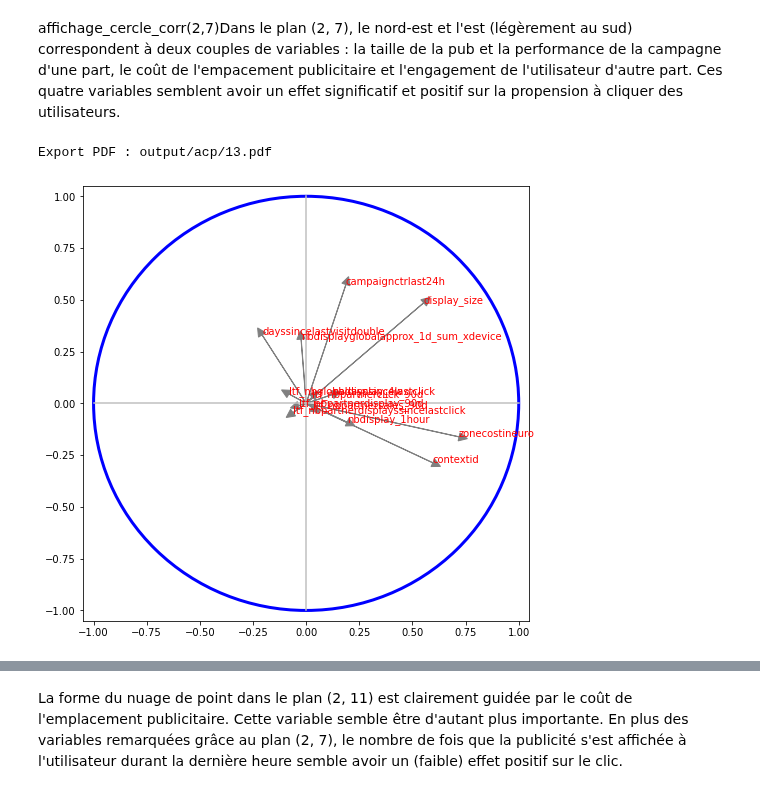
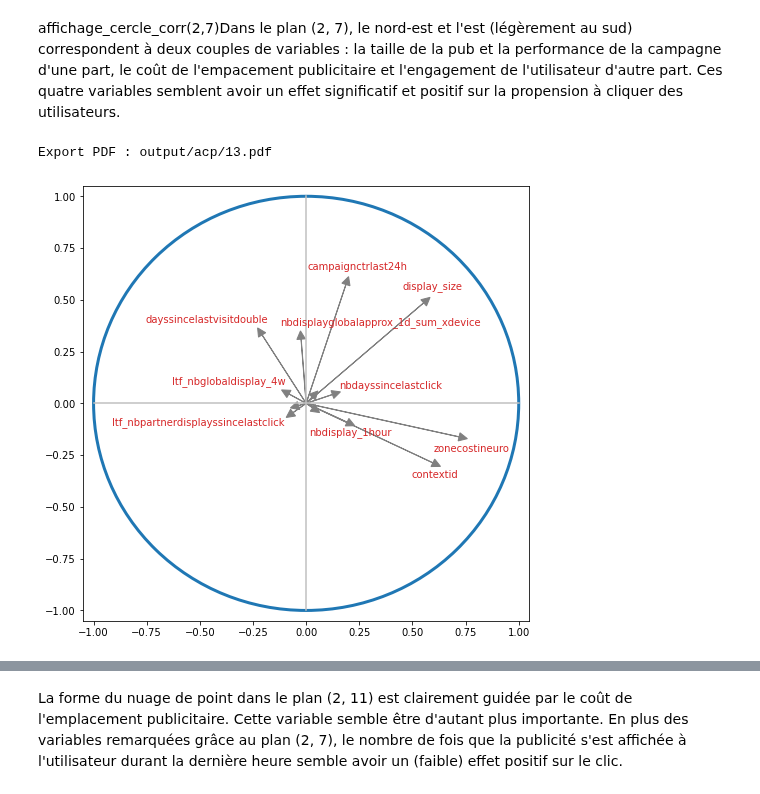
Before and after one commit to baptiste-pasquier/statapp, a Jupyter notebook: Exploration/3_acp.ipynb, the cells around one changed output, grey strips where cells are left out. Saved outputs shown, nothing was run; the diff lists cells and outputs as text; code cells hidden in the pictures.

```diff
--- a/Exploration/3_acp.ipynb
+++ b/Exploration/3_acp.ipynb
@@ -314,7 +314,42 @@ def affichage_cercle_corr(ax1, ax2, pdf=pdf):
 affichage_cercle_corr(2,7)Dans le plan (2, 7), le nord-est et l'est (légèrement au sud) correspondent à deux couples de variables : la taille de la pub et la performance de la campagne d'une part, le coût de l'empacement publicitaire et l'engagement de l'utilisateur d'autre part.
 Ces quatre variables semblent avoir un effet significatif et positif sur la propension à cliquer des utilisateurs.
 # %%
-affichage_cercle_corr(2,7)
+# affichage_cercle_corr(2,7)
-# %% [output]
-Export PDF : output/acp/13.pdf
-[figure, removed]
+# %%
+ax1 = 2
+ax2 = 7
+pdf=pdf
+fig, axes = plt.subplots(figsize=(8,8))
+axes.set_xlim(-1.05, 1.05)
+axes.set_ylim(-1.05, 1.05)
+
+blue = "#1f77b4"
+red ="#d62728"
+
+axes.plot([-1, 1], [0, 0],color='silver', linestyle='-', linewidth=1.5)
+axes.plot([0, 0], [-1, 1],color='silver', linestyle='-', linewidth=1.5)
+
+for j in range(p):
+    axes.arrow(0, 0, corvar[j,ax1-1], corvar[j,ax2-1], head_width=0.04, head_length=0.04, fc='grey', ec='grey')
+
+plt.annotate(df_acp.columns[0], (corvar[0,ax1-1]-0.1,corvar[0,ax2-1]-0.07), color=red)  #contextid
+plt.annotate(df_acp.columns[1], (corvar[1,ax1-1]-0.18,corvar[1,ax2-1]+0.07), color=red)  #campaignctrlast24h
+plt.annotate(df_acp.columns[2], (corvar[2,ax1-1]-0.55,corvar[2,ax2-1]+0.06), color=red)  #daysincelastvisitdouble
+plt.annotate(df_acp.columns[10], (corvar[10,ax1-1]-0.1,corvar[10,ax2-1]+0.07), color=red)  #nbdisplayglobal
+plt.annotate(df_acp.columns[11], (corvar[11,ax1-1]-0.1,corvar[11,ax2-1]+0.07), color=red)  #display_size
+plt.annotate(df_acp.columns[12], (corvar[12,ax1-1]-0.12,corvar[12,ax2-1]-0.07), color=red) #zonecostineuro
+
+plt.annotate(df_acp.columns[3], (corvar[3,ax1-1]-0.55,corvar[3,ax2-1]+0.05), color=red) #ltf_nbglobaldisplay_4w
+plt.annotate(df_acp.columns[8], (corvar[8,ax1-1]+0.03,corvar[8,ax2-1]+0.03), color=red) #nbdayssincelastclick
+plt.annotate(df_acp.columns[9], (corvar[9,ax1-1]-0.18,corvar[9,ax2-1]-0.06), color=red) #nbdisplay_1hour
+plt.annotate(df_acp.columns[4], (corvar[4,ax1-1]-0.85,corvar[4,ax2-1]-0.06), color=red) #nbdayssincelastclick
+
+cercle = plt.Circle((0, 0), 1, color=blue, fill=False, linewidth=3)
+axes.add_artist(cercle)
+
+if pdf:
+    pdf.export()
+plt.show()
+# %% [output]
+Export PDF : output/acp/13.pdf
+[figure, added]
```
Also changed, not shown: parts of 10 cells of this notebook, 20 other files.
